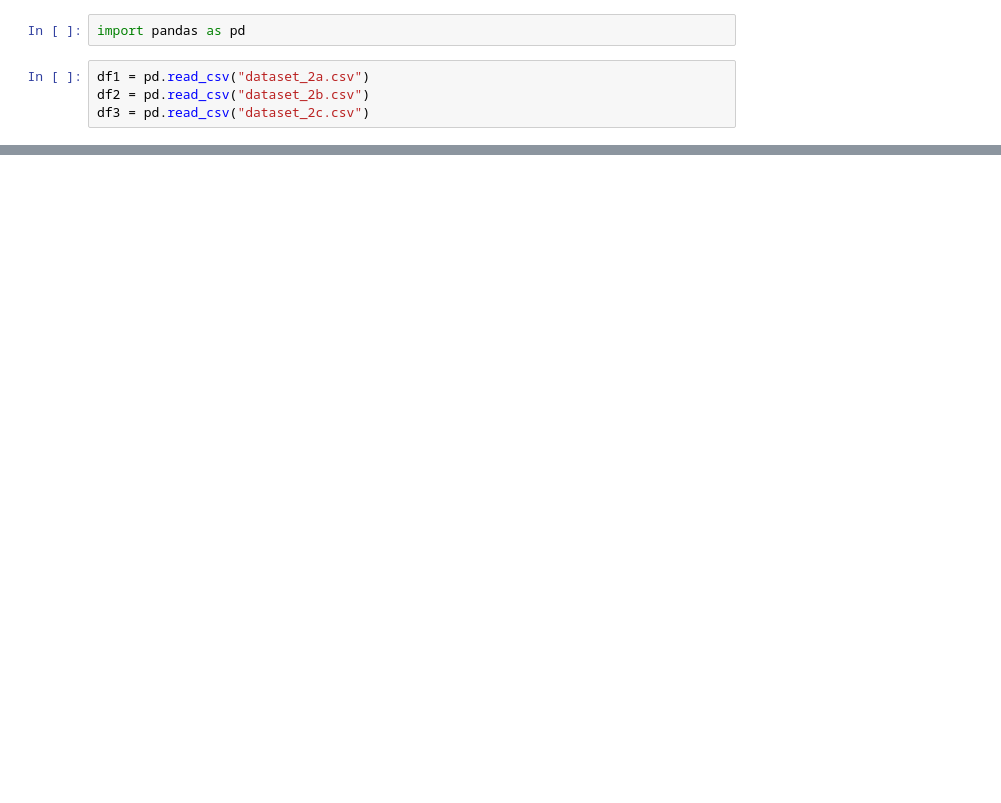
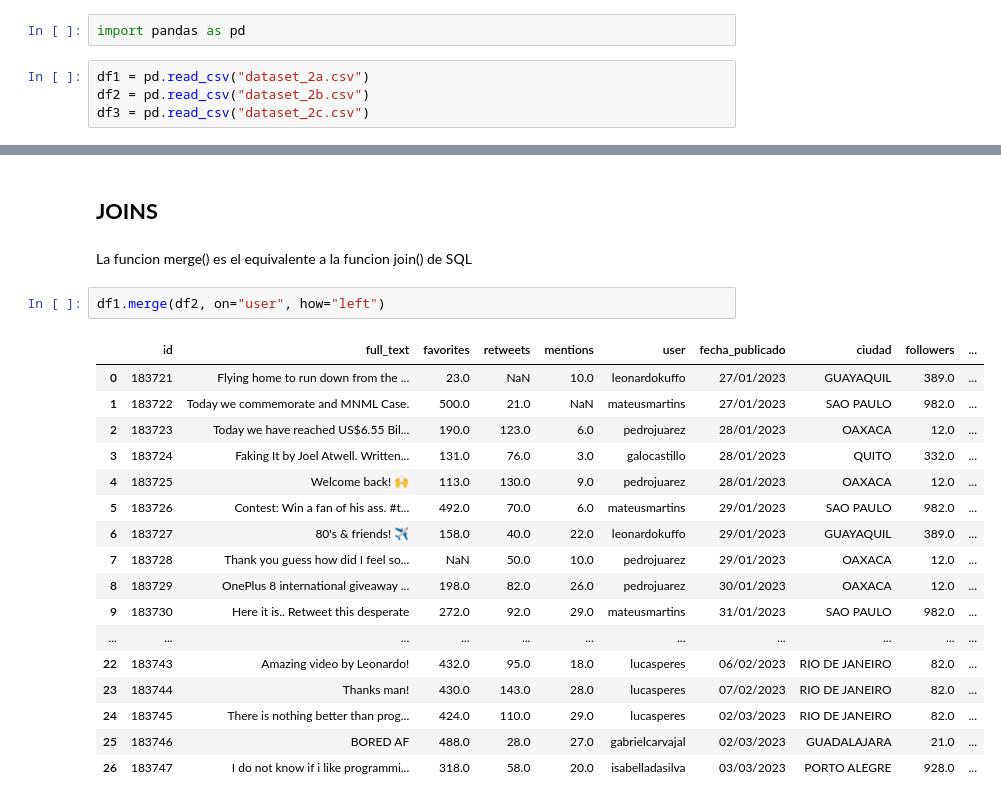
Before and after one commit to Jesusleg95/AnalisisDatosPython, a Jupyter notebook: Introduccion_AnalisisDatos/PandasII.ipynb, the cells around one changed output, grey strips where cells are left out. Saved outputs shown, nothing was run; the diff lists cells and outputs as text; blank space fills up the shorter version.

```diff
--- a/Introduccion_AnalisisDatos/PandasII.ipynb
+++ b/Introduccion_AnalisisDatos/PandasII.ipynb
@@ -16,0 +51,24 @@ df3 = pd.read_csv("dataset_2c.csv")
+# %% [markdown]
+## **JOINS**
+# %% [markdown]
+La funcion merge() es el equivalente a la funcion join() de SQL
+# %%
+df1.merge(df2, on="user", how="left")
+# %% [output]
+|  | id | full_text | favorites | retweets | mentions | user | fecha_publicado | ciudad | followers | ... |
+| 0 | 183721 | Flying home to run down from the ... | 23.0 | NaN | 10.0 | leonardokuffo | 27/01/2023 | GUAYAQUIL | 389.0 | ... |
+| 1 | 183722 | Today we commemorate and MNML Case. | 500.0 | 21.0 | NaN | mateusmartins | 27/01/2023 | SAO PAULO | 982.0 | ... |
+| 2 | 183723 | Today we have reached US$6.55 Bil... | 190.0 | 123.0 | 6.0 | pedrojuarez | 28/01/2023 | OAXACA | 12.0 | ... |
+| 3 | 183724 | Faking It by Joel Atwell. Written... | 131.0 | 76.0 | 3.0 | galocastillo | 28/01/2023 | QUITO | 332.0 | ... |
+| 4 | 183725 | Welcome back! 🙌 | 113.0 | 130.0 | 9.0 | pedrojuarez | 28/01/2023 | OAXACA | 12.0 | ... |
+| 5 | 183726 | Contest: Win a fan of his ass. #t... | 492.0 | 70.0 | 6.0 | mateusmartins | 29/01/2023 | SAO PAULO | 982.0 | ... |
+| 6 | 183727 | 80's & friends! ✈️ | 158.0 | 40.0 | 22.0 | leonardokuffo | 29/01/2023 | GUAYAQUIL | 389.0 | ... |
+| 7 | 183728 | Thank you guess how did I feel so... | NaN | 50.0 | 10.0 | pedrojuarez | 29/01/2023 | OAXACA | 12.0 | ... |
+| 8 | 183729 | OnePlus 8 international giveaway ... | 198.0 | 82.0 | 26.0 | pedrojuarez | 30/01/2023 | OAXACA | 12.0 | ... |
+| 9 | 183730 | Here it is.. Retweet this desperate | 272.0 | 92.0 | 29.0 | mateusmartins | 31/01/2023 | SAO PAULO | 982.0 | ... |
+| ... | ... | ... | ... | ... | ... | ... | ... | ... | ... | ... |
+| 22 | 183743 | Amazing video by Leonardo! | 432.0 | 95.0 | 18.0 | lucasperes | 06/02/2023 | RIO DE JANEIRO | 82.0 | ... |
+| 23 | 183744 | Thanks man! | 430.0 | 143.0 | 28.0 | lucasperes | 07/02/2023 | RIO DE JANEIRO | 82.0 | ... |
+| 24 | 183745 | There is nothing better than prog... | 424.0 | 110.0 | 29.0 | lucasperes | 02/03/2023 | RIO DE JANEIRO | 82.0 | ... |
+| 25 | 183746 | BORED AF | 488.0 | 28.0 | 27.0 | gabrielcarvajal | 02/03/2023 | GUADALAJARA | 21.0 | ... |
+| 26 | 183747 | I do not know if i like programmi... | 318.0 | 58.0 | 20.0 | isabelladasilva | 03/03/2023 | PORTO ALEGRE | 928.0 | ... |
```
Also changed, not shown: parts of 4 cells of this notebook.
